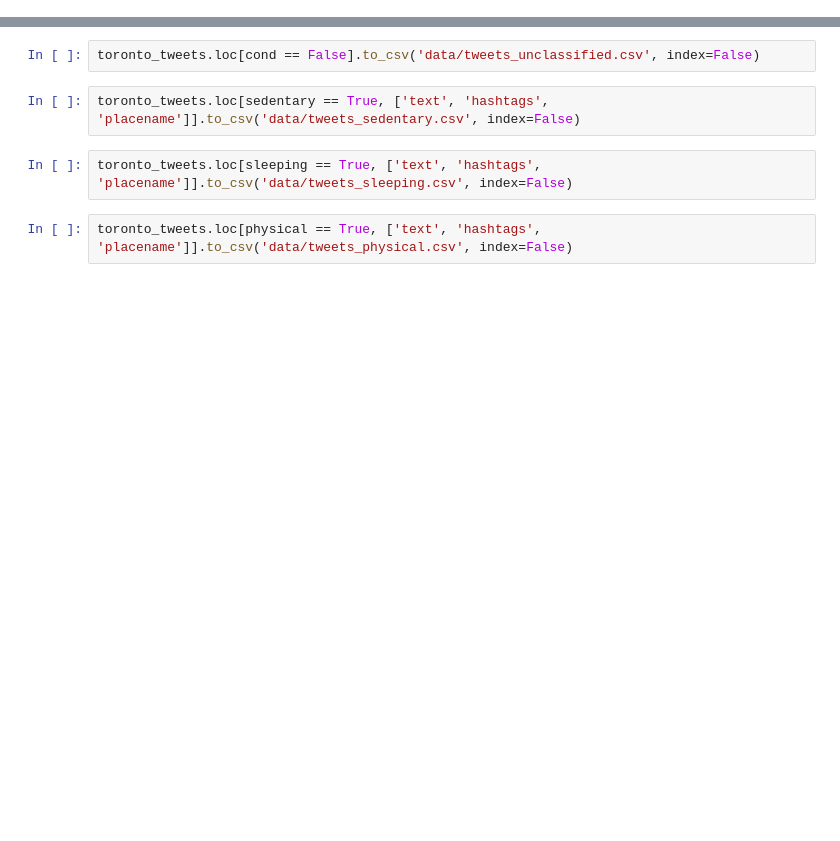
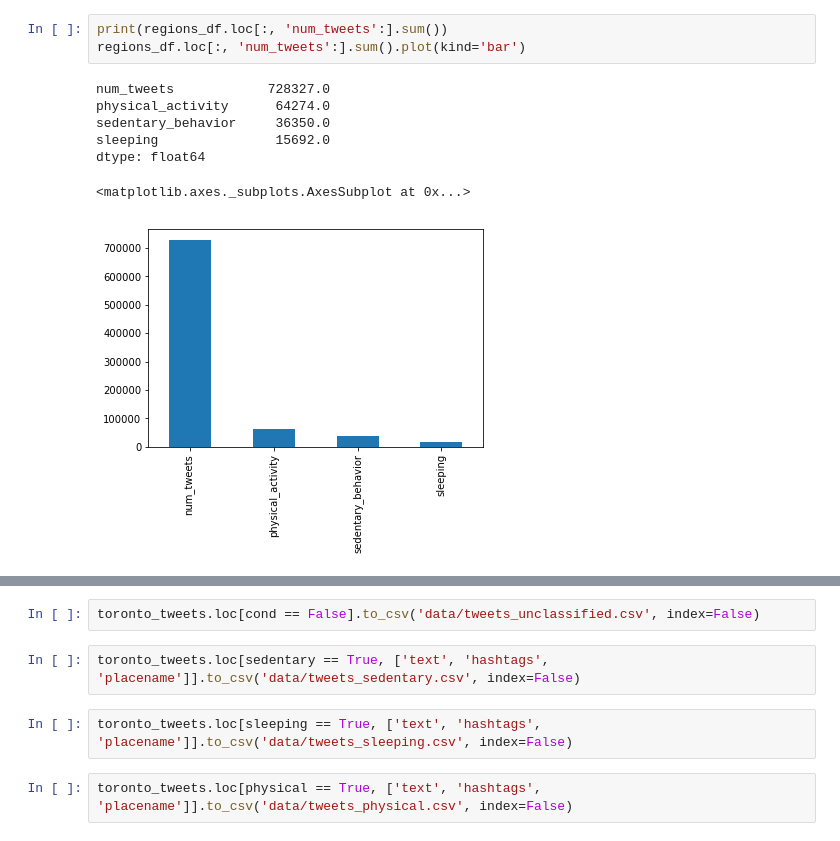
Before and after one commit to zaheddec/hbdc-azure, a Jupyter notebook: Tweets Analysis.ipynb, the cells around one changed output, grey strips where cells are left out. Cells and saved outputs as stored; diff of their text form; blank space fills up the shorter version.

```diff
--- a/Tweets Analysis.ipynb
+++ b/Tweets Analysis.ipynb
@@ -18 +27,12 @@ from utils import *
+# %%
+print(regions_df.loc[:, 'num_tweets':].sum())
+regions_df.loc[:, 'num_tweets':].sum().plot(kind='bar')
+# %% [output]
+num_tweets            728327.0
+physical_activity      64274.0
+sedentary_behavior     36350.0
+sleeping               15692.0
+dtype: float64
+<matplotlib.axes._subplots.AxesSubplot at 0x...>
+[figure, added]
 # %%
```
Also changed, not shown: parts of 12 cells of this notebook, 1 other file.
